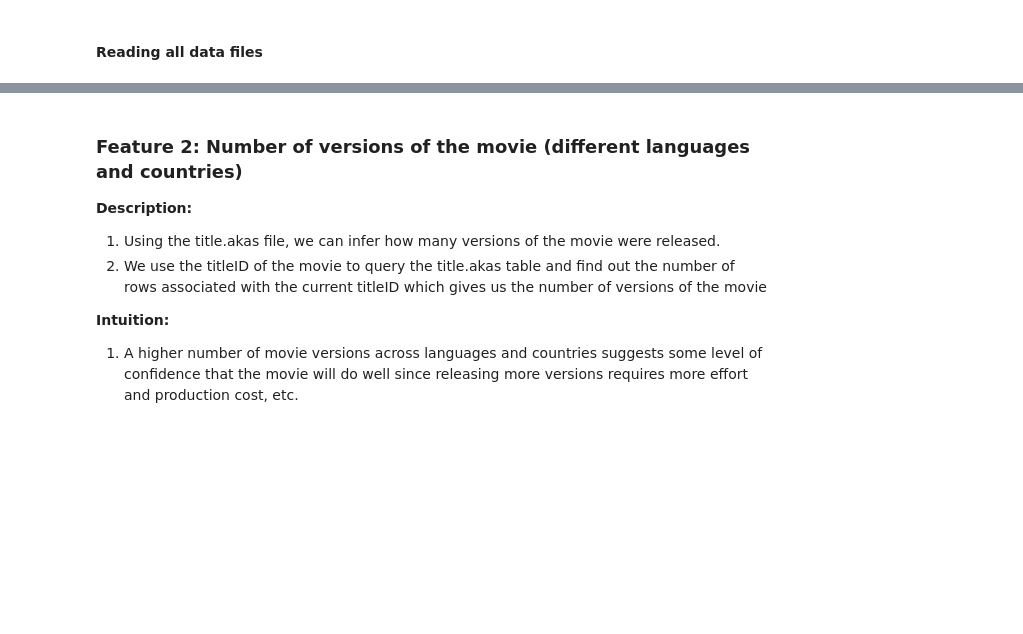
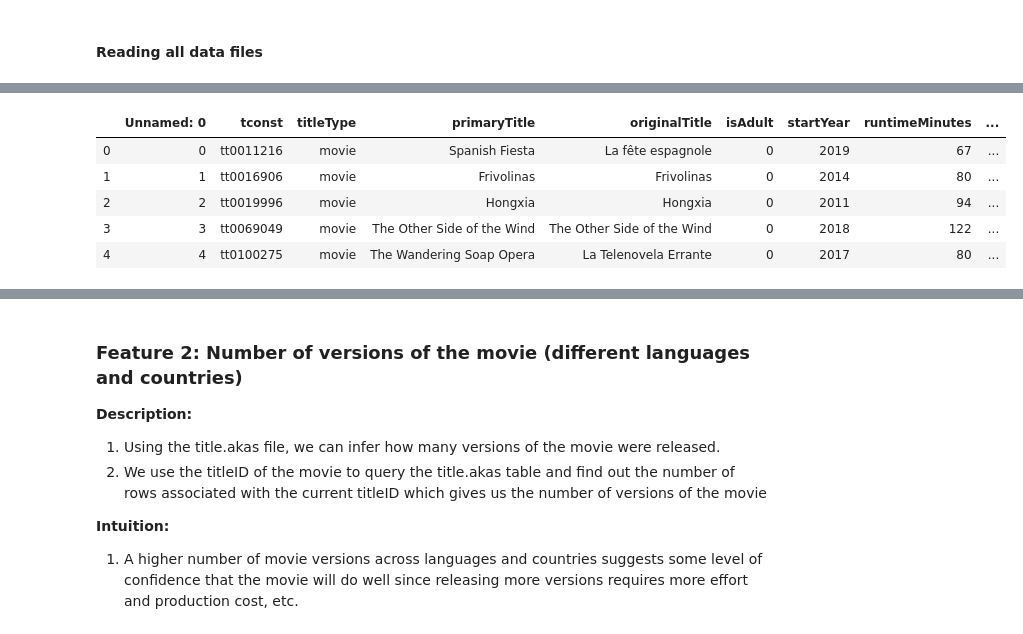
Before and after one commit to kedarbartake98/IMDB_movie_rating_prediction, a Jupyter notebook: notebooks/Feature Engineering.ipynb, the cells around one changed output, grey strips where cells are left out. Saved outputs shown, nothing was run; the diff lists cells and outputs as text; code cells hidden in the pictures; blank space fills up the shorter version.

```diff
--- a/notebooks/Feature Engineering.ipynb
+++ b/notebooks/Feature Engineering.ipynb
@@ -163,0 +195,6 @@ mean, median, std = zip(*popularity_index)
+# %%
+def split_nameIDs(nconst_str):
+    '''
+    Split the nconst string by commas and filter out empty strings
+    '''
+    return [nameID for nameID in nconst_str.split(',') if nameID!='']
@@ -163,0 +275,2 @@ mean, median, std = zip(*popularity_index)
+# %%
+movie_pop_ind = calculate__movie_pop_ind_parallel(movies_df)
@@ -163,0 +292,27 @@ mean, median, std = zip(*popularity_index)
+# %%
+pi_mean_mean, pi_mean_std,\
+pi_med_mean, pi_med_std,\
+pi_std_mean, pi_std_std = zip(*movie_pop_ind)
+# %%
+variables = [pi_mean_mean, pi_mean_std,\
+             pi_med_mean, pi_med_std,\
+             pi_std_mean, pi_std_std]
+
+names = ['pi_mean_mean', 'pi_mean_std',\
+         'pi_med_mean', 'pi_med_std',\
+         'pi_std_mean', 'pi_std_std']
+
+pi_dict = list(zip(names, variables))
+# %%
+for (column_name, values) in pi_dict:
+
+    movies_df[column_name] = values
+
+movies_df.head()
+# %% [output]
+|  | Unnamed: 0 | tconst | titleType | primaryTitle | originalTitle | isAdult | startYear | runtimeMinutes | ... |
+| 0 | 0 | tt0011216 | movie | Spanish Fiesta | La fête espagnole | 0 | 2019 | 67 | ... |
+| 1 | 1 | tt0016906 | movie | Frivolinas | Frivolinas | 0 | 2014 | 80 | ... |
+| 2 | 2 | tt0019996 | movie | Hongxia | Hongxia | 0 | 2011 | 94 | ... |
+| 3 | 3 | tt0069049 | movie | The Other Side of the Wind | The Other Side of the Wind | 0 | 2018 | 122 | ... |
+| 4 | 4 | tt0100275 | movie | The Wandering Soap Opera | La Telenovela Errante | 0 | 2017 | 80 | ... |
```
Also changed, not shown: parts of 26 cells of this notebook.
